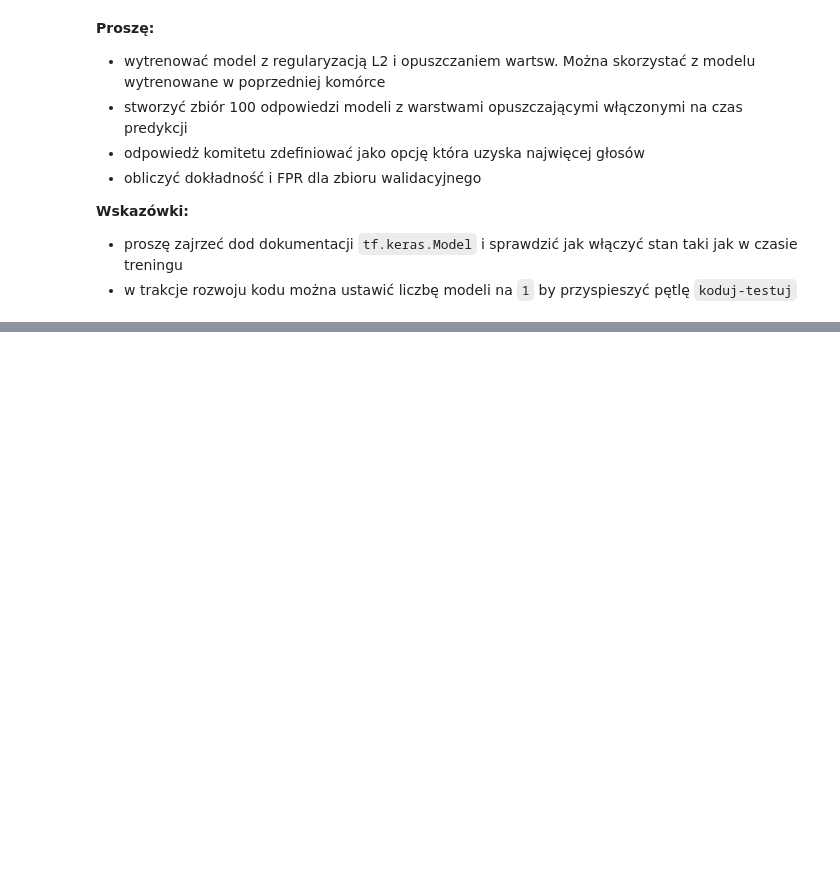
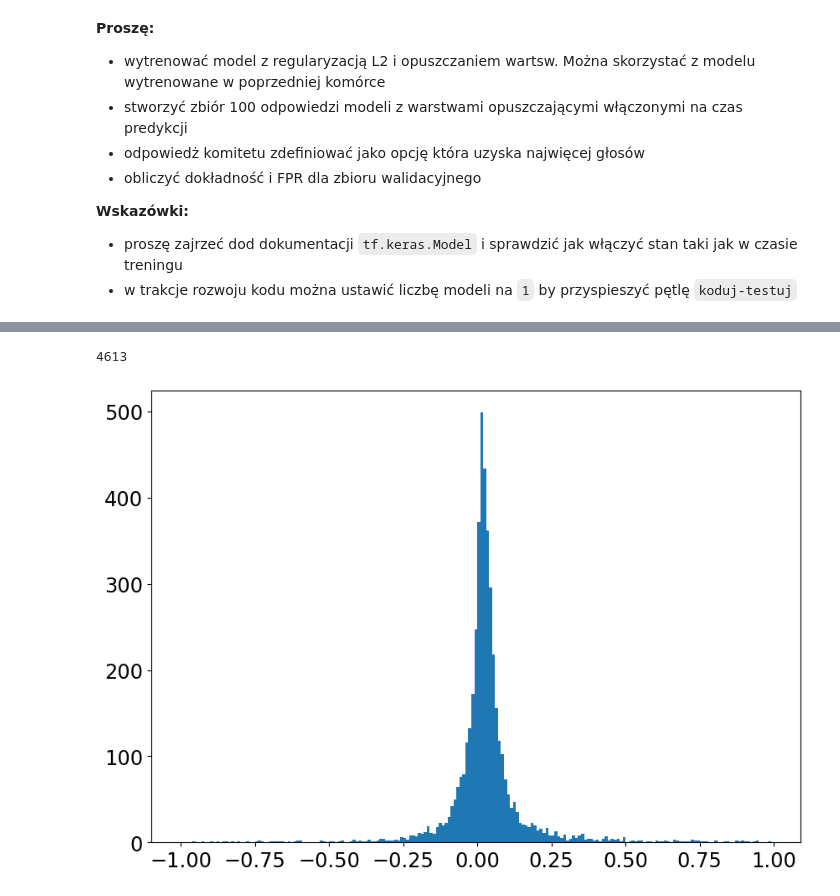
Before and after one commit to akalinow/UczenieMaszynoweII, a Jupyter notebook: 04_Sieci_w_pelni_polaczone_1.ipynb, the cells around one changed output, grey strips where cells are left out. Cells and saved outputs as stored; diff of their text form; code cells hidden in the pictures; blank space fills up the shorter version.

```diff
--- a/04_Sieci_w_pelni_polaczone_1.ipynb
+++ b/04_Sieci_w_pelni_polaczone_1.ipynb
@@ -969,0 +982,13 @@ Wall time: 16min
+# %%
+y_pred = model.predict(x_val)
+#y_pred = np.sort(y_pred, axis=1)
+#mask = np.abs(y_val[:,0]-y_val[:,1])>np.abs(y_val[:,1])
+mask = y_val[:,0]-y_pred[:,1]<-0.1
+#mask *= np.abs(y_val[:,0])>1
+#mask *= np.abs(y_pred[:,1]-y_val[:,1])>np.abs(1*y_val[:,1])
+
+plt.hist( (y_val[mask,1]-y_pred[mask,0])/y_val[mask,1], bins=np.arange(-1,1,0.01));
+#plt.hist(y_val[mask,1]-y_pred[mask,0], bins=np.arange(-2,2,0.01));
+#plt.hist(y_val[mask,0],bins=np.arange(-2,2,0.01));
+np.sum(mask)
+# %% [output]
@@ -969,0 +996,2 @@ Wall time: 16min
+4613
+[figure, added]
```
Also changed, not shown: parts of 21 cells of this notebook, 3 other files.
